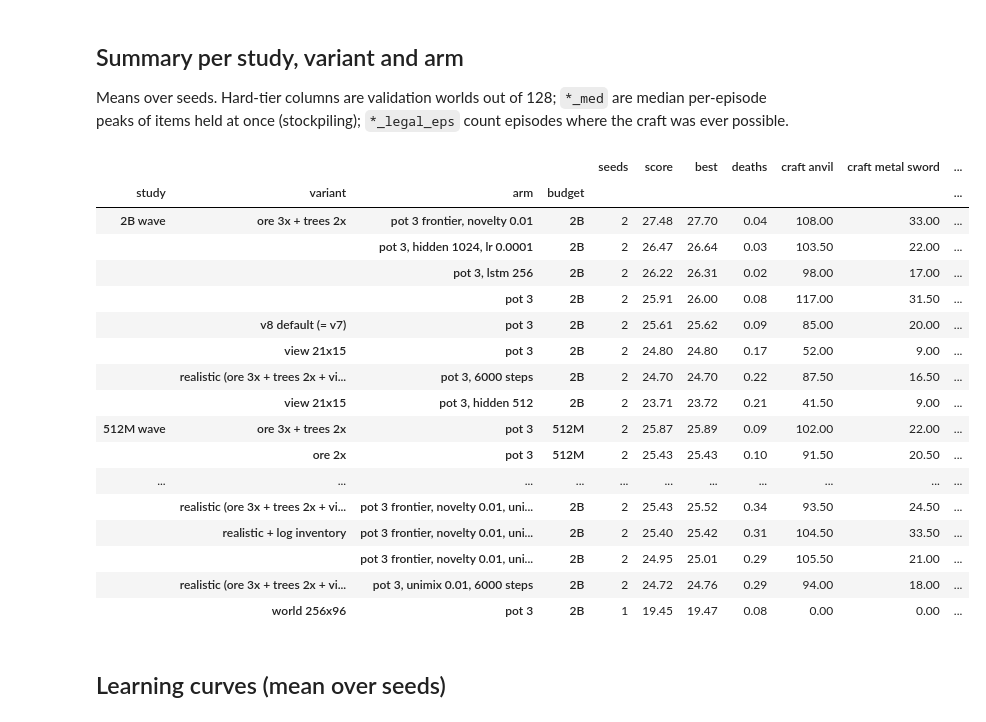
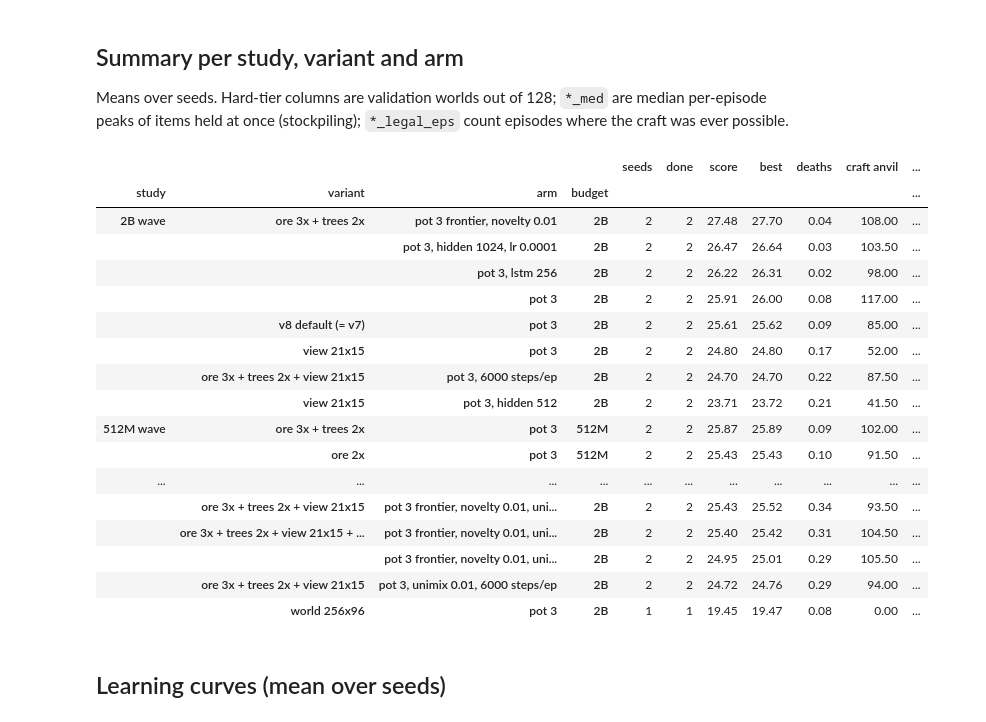
Before and after one commit to MikaVohl/terraria-env, a Jupyter notebook: notebooks/v8_env_results_2026_10_31.ipynb, the cells around one changed output. Saved outputs shown, nothing was run; the diff lists cells and outputs as text; code cells hidden in the pictures.

```diff
--- a/notebooks/v8_env_results_2026_10_31.ipynb
+++ b/notebooks/v8_env_results_2026_10_31.ipynb
@@ -22,27 +32,36 @@ import json
 from pathlib import Path
 import pandas as pd
 import matplotlib.pyplot as plt
+pd.set_option("display.max_columns", 60)
+pd.set_option("display.width", 250)
 
-DATA = Path("../experiments/eg15") if Path("../experiments/eg15").exists() else Path("experiments/eg15")
+ROOT = Path("..") if Path("../experiments/eg15").exists() else Path(".")
+DATA = ROOT / "experiments/eg15"
 STUDIES = {  # label -> directory under DATA; add new studies here
     "512M wave": "eg15-envopt-v7-20261027",
     "2B wave": "eg15-envopt2b-v8-20261101",
     "overnight": "eg15-overnight-v8-20261101",
-    "Nov 1 morning": "eg15-queue-v8-20261101b",   # in progress: unfinished runs show their latest checkpoint
+    "Nov 1 morning": "eg15-queue-v8-20261101b",
+    "discount": "eg15-gamma-v8-20261101c",
+    "long runs": "eg15-long-v8-20261101c",
+    "Go-Explore": "eg15-goexplore-v8-20261101e",
 }
-# Library build directory (or overnight job-name prefix) -> environment variant.
-VARIANTS = {
-    "build-v8": "v8 default (= v7)", "build-v8-ore200": "ore 2x", "build-v8-ore300": "ore 3x",
-    "build-v8-tree200": "trees 2x", "build-v8-ore300-tree200": "ore 3x + trees 2x",
-    "build-v8-view21": "view 21x15", "build-v8-real": "realistic (ore 3x + trees 2x + view 21x15)",
-    "build-v8-w256": "world 256x96", "build-v8-o3t2-inv": "ore 3x + trees 2x + log inventory",
-    "build-v8-real-inv": "realistic + log inventory",
-    # overnight job-name prefixes
-    "o3t2": "ore 3x + trees 2x", "o3t2inv": "ore 3x + trees 2x + log inventory",
-    "real": "realistic (ore 3x + trees 2x + view 21x15)", "realinv": "realistic + log inventory",
-    "w256": "world 256x96",
-    "w256o3t2": "world 256x96 + ore 3x + trees 2x", "best": "ore 3x + trees 2x + log inventory",
-    "view21": "view 21x15",
+# Environment knobs per library build (variants/v8/README.md). Defaults reproduce v7.
+LIBS = {
+    "build-v8":                {"ore %": 100, "trunk %": 100, "view": "11x9",  "world": "128x96", "log inventory": False},
+    "build-v8-ore200":         {"ore %": 200, "trunk %": 100, "view": "11x9",  "world": "128x96", "log inventory": False},
+    "build-v8-ore300":         {"ore %": 300, "trunk %": 100, "view": "11x9",  "world": "128x96", "log inventory": False},
+    "build-v8-tree200":        {"ore %": 100, "trunk %": 200, "view": "11x9",  "world": "128x96", "log inventory": False},
+    "build-v8-ore300-tree200": {"ore %": 300, "trunk %": 200, "view": "11x9",  "world": "128x96", "log inventory": False},
+    "build-v8-view21":         {"ore %": 100, "trunk %": 100, "view": "21x15", "world": "128x96", "log inventory": False},
+    "build-v8-real":           {"ore %": 300, "trunk %": 200, "view": "21x15", "world": "128x96", "log inventory": False},
+    "build-v8-o3t2-inv":       {"ore %": 300, "trunk %": 200, "view": "11x9",  "world": "128x96", "log inventory": True},
+    "build-v8-real-inv":       {"ore %": 300, "trunk %": 200, "view": "21x15", "world": "128x96", "log inventory": True},
+    "build-v8-w256":           {"ore %": 100, "trunk %": 100, "view": "11x9",  "world": "256x96", "log inventory": False},
+    "build-v8-w256-o3t2":      {"ore %": 300, "trunk %": 200, "view": "11x9",  "world": "256x96", "log inventory": False},
 }
 HARD = ["craft anvil", "craft metal sword", "craft iron pickaxe", "craft gold pickaxe",
         "craft iron chainmail", "craft wood breastplate", "return to surface"]
+# Queue files map job names to library builds (runs launched by tools/gpu_queue.py).
+JOB_LIB = {j["name"]: j["lib"] for q in (ROOT / "tools").glob("*queue*.json") for j in json.loads(q.read_text())}
+JOB_LIB["view21_4B-g7"] = "build-v8-view21"   # launched by hand next to the Nov 1 morning queue
@@ -119,28 +160,28 @@ peaks of items held at once (stockpiling); `*_legal_eps` count episodes where th
 # %%
 cols = ["score", "best", "deaths", *HARD, "iron_bars_med", "wood_med", "breastplate_legal_eps", "iron_pick_legal_eps"]
 summary = (runs.groupby(["study", "variant", "arm", "budget"])
-               .agg(seeds=("seed", "count"), **{c: (c, "mean") for c in cols if c in runs})
+               .agg(seeds=("seed", "count"), done=("finished", "sum"), **{c: (c, "mean") for c in cols})
                .round(2).sort_values(["study", "score"], ascending=[True, False]))
 summary
 # %% [output]
-|  |  |  |  | seeds | score | best | deaths | craft anvil | craft metal sword | ... |
+|  |  |  |  | seeds | done | score | best | deaths | craft anvil | ... |
 | study | variant | arm | budget |  |  |  |  |  |  | ... |
-| 2B wave | ore 3x + trees 2x | pot 3 frontier, novelty 0.01 | 2B | 2 | 27.48 | 27.70 | 0.04 | 108.00 | 33.00 | ... |
-|  |  | pot 3, hidden 1024, lr 0.0001 | 2B | 2 | 26.47 | 26.64 | 0.03 | 103.50 | 22.00 | ... |
-|  |  | pot 3, lstm 256 | 2B | 2 | 26.22 | 26.31 | 0.02 | 98.00 | 17.00 | ... |
-|  |  | pot 3 | 2B | 2 | 25.91 | 26.00 | 0.08 | 117.00 | 31.50 | ... |
-|  | v8 default (= v7) | pot 3 | 2B | 2 | 25.61 | 25.62 | 0.09 | 85.00 | 20.00 | ... |
-|  | view 21x15 | pot 3 | 2B | 2 | 24.80 | 24.80 | 0.17 | 52.00 | 9.00 | ... |
-|  | realistic (ore 3x + trees 2x + vi... | pot 3, 6000 steps | 2B | 2 | 24.70 | 24.70 | 0.22 | 87.50 | 16.50 | ... |
-|  | view 21x15 | pot 3, hidden 512 | 2B | 2 | 23.71 | 23.72 | 0.21 | 41.50 | 9.00 | ... |
-| 512M wave | ore 3x + trees 2x | pot 3 | 512M | 2 | 25.87 | 25.89 | 0.09 | 102.00 | 22.00 | ... |
-|  | ore 2x | pot 3 | 512M | 2 | 25.43 | 25.43 | 0.10 | 91.50 | 20.50 | ... |
+| 2B wave | ore 3x + trees 2x | pot 3 frontier, novelty 0.01 | 2B | 2 | 2 | 27.48 | 27.70 | 0.04 | 108.00 | ... |
+|  |  | pot 3, hidden 1024, lr 0.0001 | 2B | 2 | 2 | 26.47 | 26.64 | 0.03 | 103.50 | ... |
+|  |  | pot 3, lstm 256 | 2B | 2 | 2 | 26.22 | 26.31 | 0.02 | 98.00 | ... |
+|  |  | pot 3 | 2B | 2 | 2 | 25.91 | 26.00 | 0.08 | 117.00 | ... |
+|  | v8 default (= v7) | pot 3 | 2B | 2 | 2 | 25.61 | 25.62 | 0.09 | 85.00 | ... |
+|  | view 21x15 | pot 3 | 2B | 2 | 2 | 24.80 | 24.80 | 0.17 | 52.00 | ... |
+|  | ore 3x + trees 2x + view 21x15 | pot 3, 6000 steps/ep | 2B | 2 | 2 | 24.70 | 24.70 | 0.22 | 87.50 | ... |
+|  | view 21x15 | pot 3, hidden 512 | 2B | 2 | 2 | 23.71 | 23.72 | 0.21 | 41.50 | ... |
+| 512M wave | ore 3x + trees 2x | pot 3 | 512M | 2 | 2 | 25.87 | 25.89 | 0.09 | 102.00 | ... |
+|  | ore 2x | pot 3 | 512M | 2 | 2 | 25.43 | 25.43 | 0.10 | 91.50 | ... |
 | ... | ... | ... | ... | ... | ... | ... | ... | ... | ... | ... |
-|  | realistic (ore 3x + trees 2x + vi... | pot 3 frontier, novelty 0.01, uni... | 2B | 2 | 25.43 | 25.52 | 0.34 | 93.50 | 24.50 | ... |
-|  | realistic + log inventory | pot 3 frontier, novelty 0.01, uni... | 2B | 2 | 25.40 | 25.42 | 0.31 | 104.50 | 33.50 | ... |
-|  |  | pot 3 frontier, novelty 0.01, uni... | 2B | 2 | 24.95 | 25.01 | 0.29 | 105.50 | 21.00 | ... |
-|  | realistic (ore 3x + trees 2x + vi... | pot 3, unimix 0.01, 6000 steps | 2B | 2 | 24.72 | 24.76 | 0.29 | 94.00 | 18.00 | ... |
-|  | world 256x96 | pot 3 | 2B | 1 | 19.45 | 19.47 | 0.08 | 0.00 | 0.00 | ... |
+|  | ore 3x + trees 2x + view 21x15 | pot 3 frontier, novelty 0.01, uni... | 2B | 2 | 2 | 25.43 | 25.52 | 0.34 | 93.50 | ... |
+|  | ore 3x + trees 2x + view 21x15 + ... | pot 3 frontier, novelty 0.01, uni... | 2B | 2 | 2 | 25.40 | 25.42 | 0.31 | 104.50 | ... |
+|  |  | pot 3 frontier, novelty 0.01, uni... | 2B | 2 | 2 | 24.95 | 25.01 | 0.29 | 105.50 | ... |
+|  | ore 3x + trees 2x + view 21x15 | pot 3, unimix 0.01, 6000 steps/ep | 2B | 2 | 2 | 24.72 | 24.76 | 0.29 | 94.00 | ... |
+|  | world 256x96 | pot 3 | 2B | 1 | 1 | 19.45 | 19.47 | 0.08 | 0.00 | ... |
 # %% [markdown]
 ## Learning curves (mean over seeds)
 # %%
```
Also changed, not shown: parts of 20 cells of this notebook.
